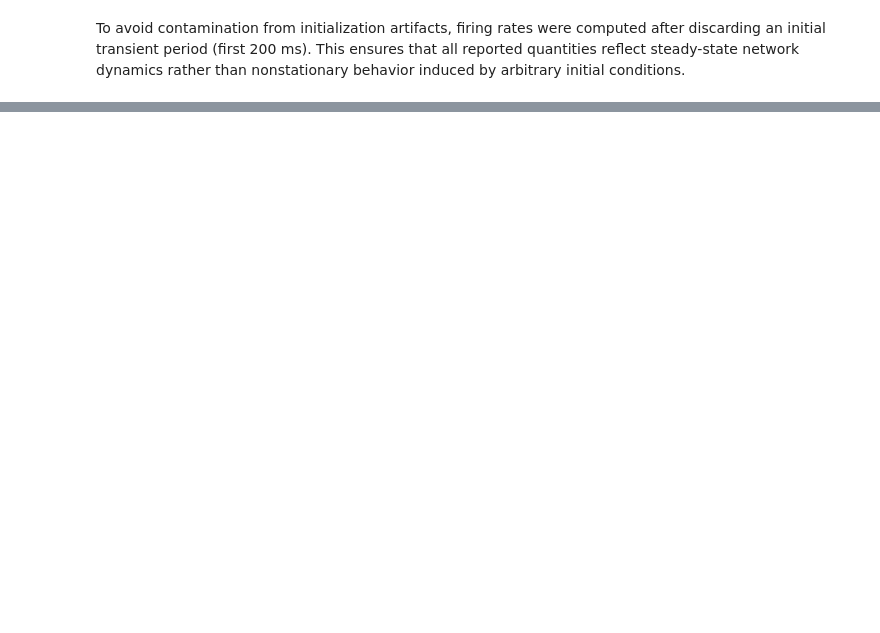
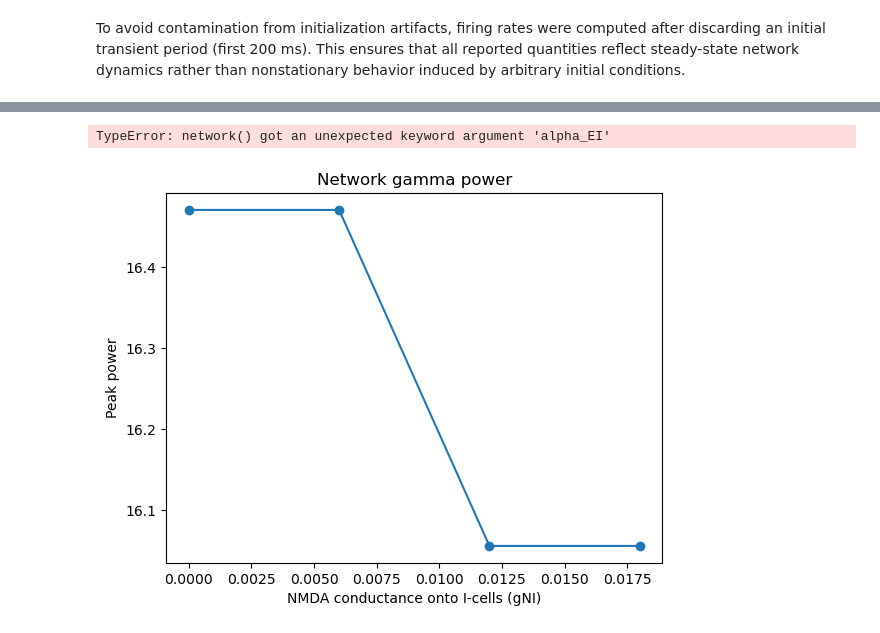
Before and after one commit to alessandrodipiano/brain-modelling-project, a Jupyter notebook: NMDA conductance and cortical oscillations in schizophrenia/run_model.ipynb, the cells around one changed output, grey strips where cells are left out. Saved outputs shown, nothing was run; the diff lists cells and outputs as text; code cells hidden in the pictures; blank space fills up the shorter version.

```diff
--- a/NMDA conductance and cortical oscillations in schizophrenia/run_model.ipynb
+++ b/NMDA conductance and cortical oscillations in schizophrenia/run_model.ipynb
@@ -61,4 +9,0 @@ We selected **`alpha_EI = 0.15`** because it lies in the interior of a balanced
-# %%
-for dt in [0.02, 0.01, 0.005]:
-    out = network(alpha_EI=0.15, dt=dt, rng_seed=1)
-    print(out)
@@ -116,0 +33,4 @@ For very small `gNI`, inhibition is weak and excitatory neurons dominate the net
+# %%
+# analysis
+lfp = res["lfp"]
+t   = res["t_lfp"]
@@ -116,0 +57,37 @@ For very small `gNI`, inhibition is weak and excitatory neurons dominate the net
+# %%
+g = [0.0, 0.006, 0.012, 0.018]
+
+peak_powers = []
+peak_freqs  = []
+
+for gg in g:
+    res = network(alpha_EI=0.15, dt=0.02, rng_seed=4, gNI_mS_cm2=gg)
+
+    lfp = res["lfp"]
+    dt  = res["dt"]
+
+    # FFT analysis (as already implemented)
+    freqs, mean_power = compute_mean_power(lfp, dt)
+
+    # Extract scalars
+    idx = np.argmax(mean_power)
+    f0  = freqs[idx]
+
+    band = (freqs >= f0 - 3) & (freqs <= f0 + 3)
+    P0   = np.mean(mean_power[band])
+
+    peak_freqs.append(f0)
+    peak_powers.append(P0)
+# %% [output]
+TypeError: network() got an unexpected keyword argument 'alpha_EI'
+# %%
+import matplotlib.pyplot as plt
+
+plt.figure()
+plt.plot(g, peak_powers, 'o-')
+plt.xlabel("NMDA conductance onto I-cells (gNI)")
+plt.ylabel("Peak power")
+plt.title("Network gamma power")
+plt.show()
+# %% [output]
+[figure, added]
```
Also changed, not shown: parts of 16 cells of this notebook, 1 other file.
